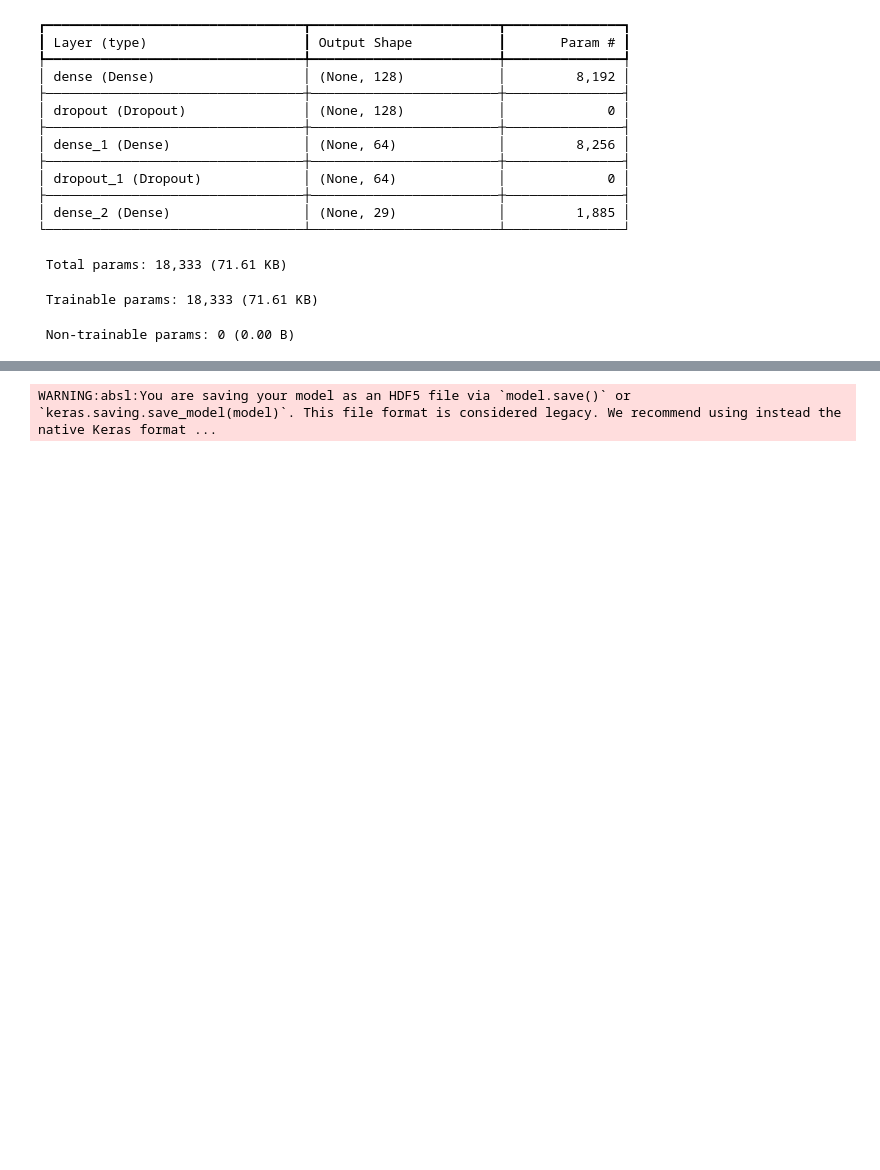
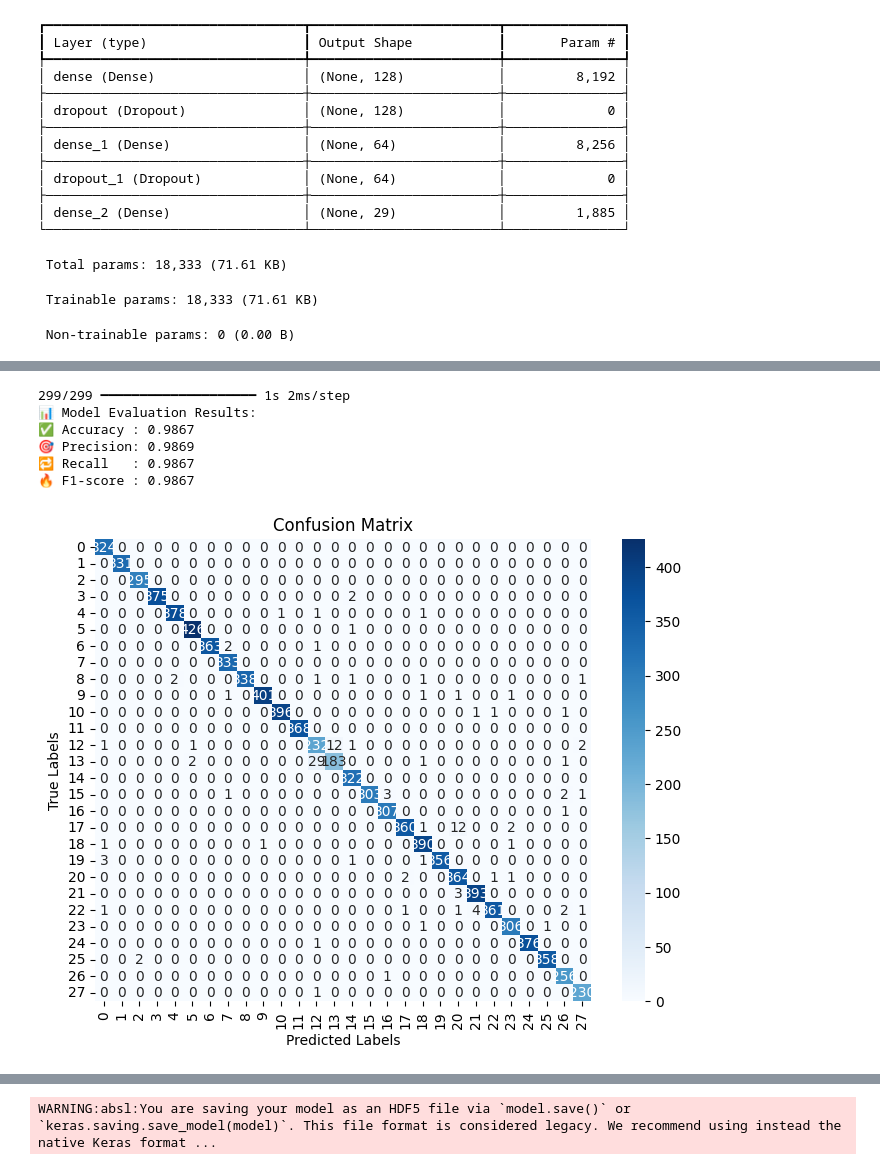
Before and after one commit to hoosaam/sign-arabic-langauge, a Jupyter notebook: sign_language.ipynb, the cells around one changed output, grey strips where cells are left out. Cells and saved outputs as stored; diff of their text form; code cells hidden in the pictures; blank space fills up the shorter version.

```diff
--- a/sign_language.ipynb
+++ b/sign_language.ipynb
@@ -193 +208,35 @@ plt.show()
+# %%
+
+y_pred = model.predict(X_val)
+y_pred_classes = np.argmax(y_pred, axis=1)
+y_true = np.argmax(y_val, axis=1)
+
+
+accuracy = accuracy_score(y_true, y_pred_classes)
+precision = precision_score(y_true, y_pred_classes, average='weighted')
+recall = recall_score(y_true, y_pred_classes, average='weighted')
+f1 = f1_score(y_true, y_pred_classes, average='weighted')
+
+print("📊 Model Evaluation Results:")
+print(f"✅ Accuracy : {accuracy:.4f}")
+print(f"🎯 Precision: {precision:.4f}")
+print(f"🔁 Recall   : {recall:.4f}")
+print(f"🔥 F1-score : {f1:.4f}")
+
+cm = confusion_matrix(y_true, y_pred_classes)
+
+plt.figure(figsize=(8,6))
+sns.heatmap(cm, annot=True, fmt='d', cmap="Blues")
+plt.xlabel("Predicted Labels")
+plt.ylabel("True Labels")
+plt.title("Confusion Matrix")
+plt.show()
+# %% [output]
+299/299 ━━━━━━━━━━━━━━━━━━━━ 1s 2ms/step
+📊 Model Evaluation Results:
+✅ Accuracy : 0.9867
+🎯 Precision: 0.9869
+🔁 Recall   : 0.9867
+🔥 F1-score : 0.9867
+[figure, added]
 # %%
```
Also changed, not shown: parts of 28 cells of this notebook, 3 other files.
